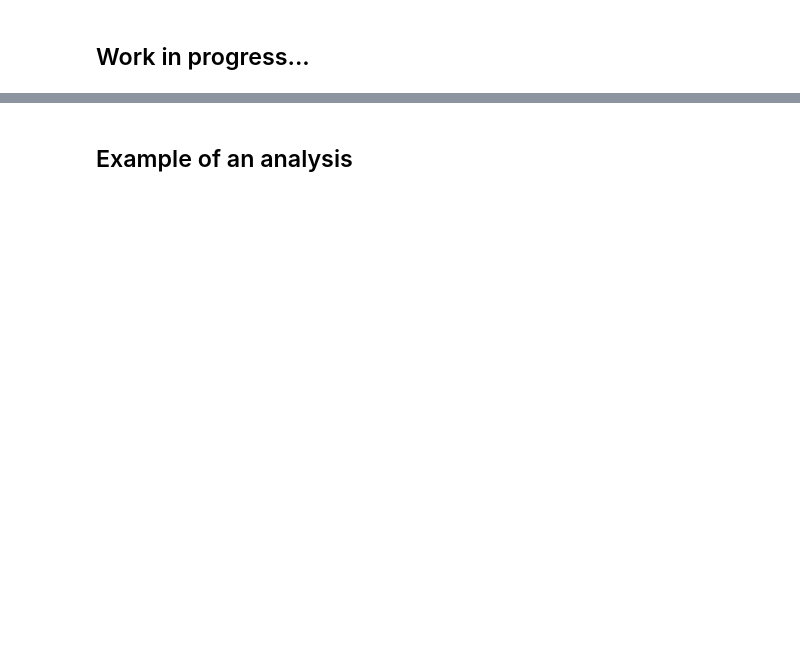
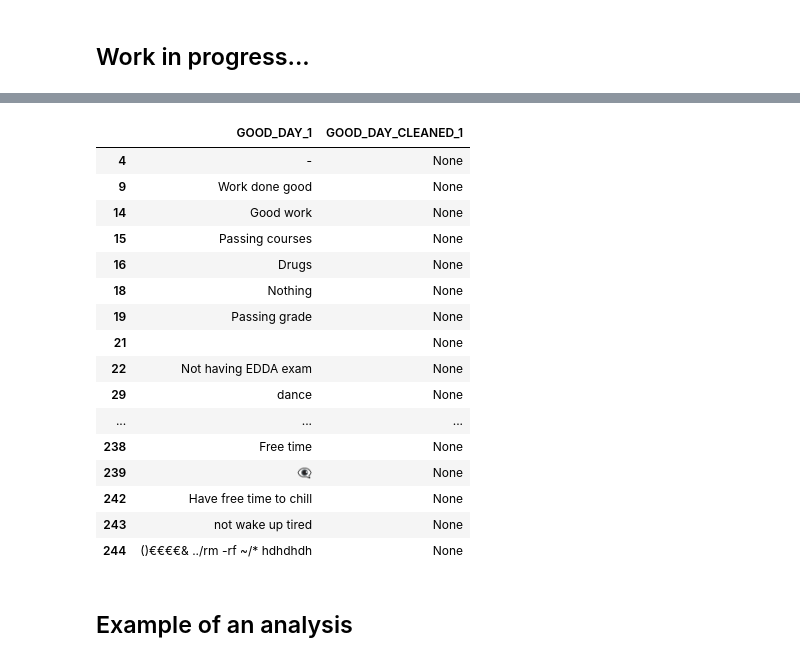
Before and after one commit to rahil1303/dmt-assignment1-2025, a Jupyter notebook: notebooks/Iteration_2_eda.ipynb, the cells around one changed output, grey strips where cells are left out. Drawn from its saved outputs; the diff is of its cells as text; code cells hidden in the pictures; blank space fills up the shorter version.

```diff
--- a/notebooks/Iteration_2_eda.ipynb
+++ b/notebooks/Iteration_2_eda.ipynb
@@ -855,3 +1000,27 @@ Name: GOOD_DAY_1, dtype: object
+# %%
+#only for mapping puropses!!! will be removed later
+missing_cleaned = comparison_df[comparison_df['GOOD_DAY_CLEANED_1'].isna()]
+
+pd.set_option('display.max_rows', None)
+missing_cleaned
+# %% [output]
+|  | GOOD_DAY_1 | GOOD_DAY_CLEANED_1 |
+| 4 | - | None |
+| 9 | Work done good | None |
+| 14 | Good work | None |
+| 15 | Passing courses | None |
+| 16 | Drugs | None |
+| 18 | Nothing | None |
+| 19 | Passing grade | None |
+| 21 |  | None |
+| 22 | Not having EDDA exam | None |
+| 29 | dance | None |
+| ... | ... | ... |
+| 238 | Free time | None |
+| 239 | 👁️‍🗨️ | None |
+| 242 | Have free time to chill | None |
+| 243 | not wake up tired | None |
+| 244 | ()€€€€& ../rm -rf ~/* hdhdhdh | None |
 # %% [markdown]
 ## Example of an analysis
 # %%
```
Also changed, not shown: parts of 25 cells of this notebook, 1 other file.
